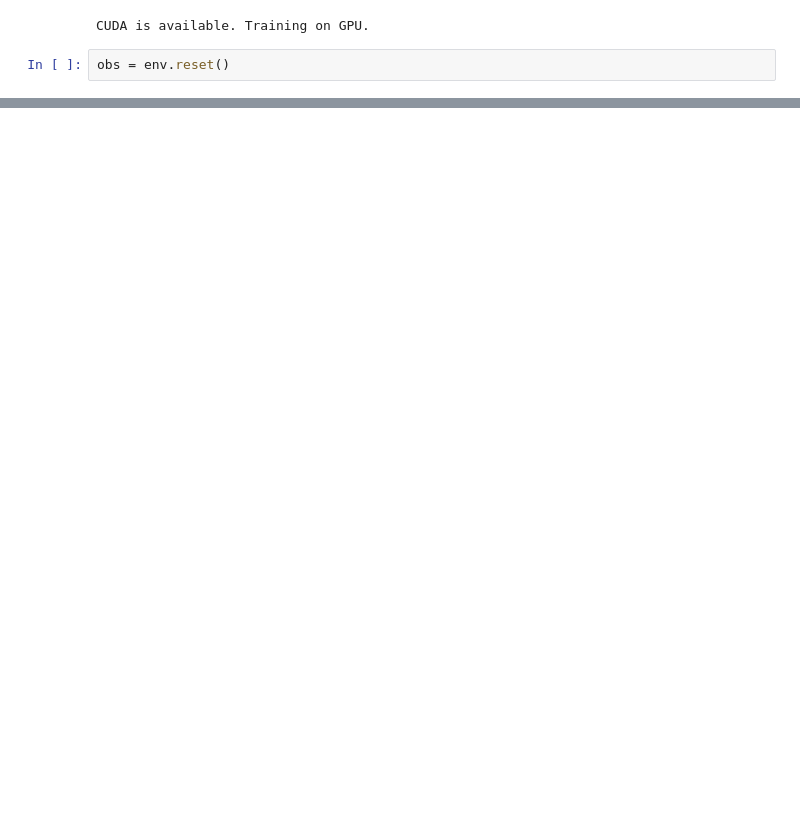
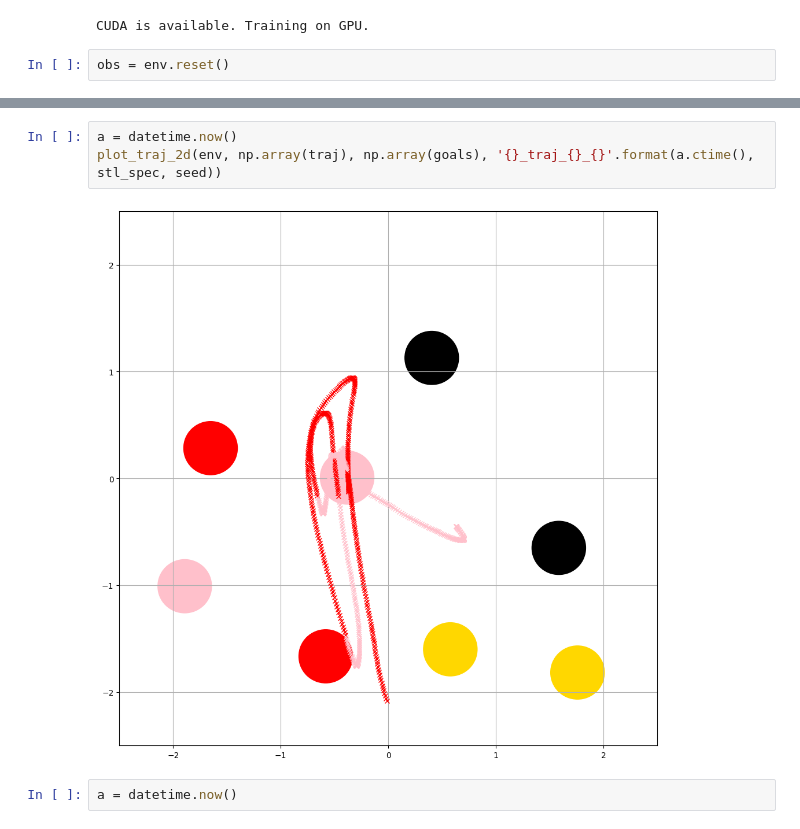
Before and after one commit to harryting-yiting/VFSTL, a Jupyter notebook: VFSTL/draw_pictures.ipynb, the cells around one changed output, grey strips where cells are left out. Saved outputs shown, nothing was run; the diff lists cells and outputs as text; blank space fills up the shorter version.

```diff
--- a/VFSTL/draw_pictures.ipynb
+++ b/VFSTL/draw_pictures.ipynb
@@ -66,0 +104,7 @@ im.save("/app/vfstl/src/VFSTL/data_for_paper/simulation_env_3.jpeg")
+# %%
+a = datetime.now()
+plot_traj_2d(env, np.array(traj), np.array(goals), '{}_traj_{}_{}'.format(a.ctime(), stl_spec, seed))
+# %% [output]
+[figure, added]
+# %%
+a = datetime.now()
```
Also changed, not shown: parts of 8 cells of this notebook, 6 other files.
